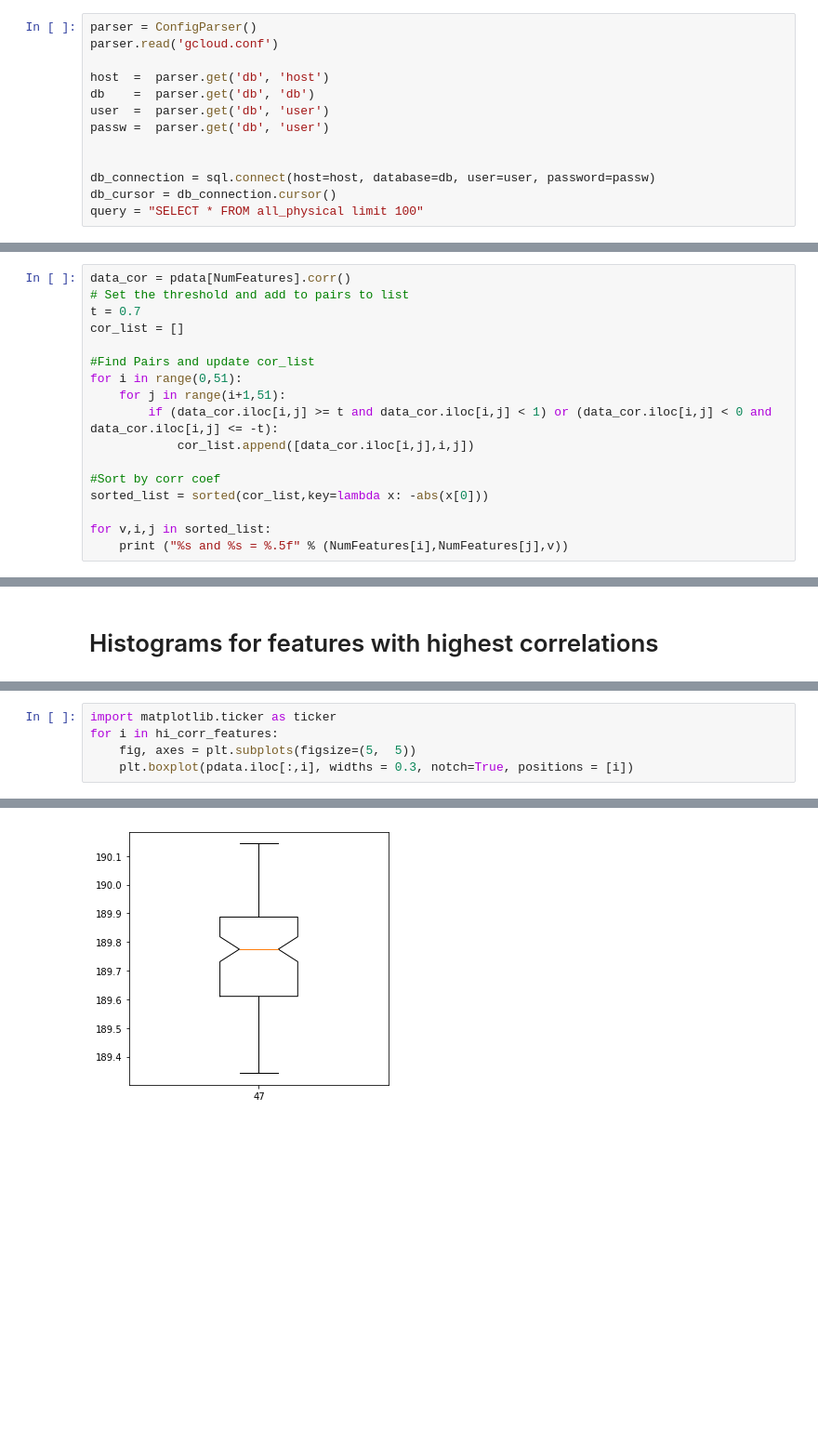
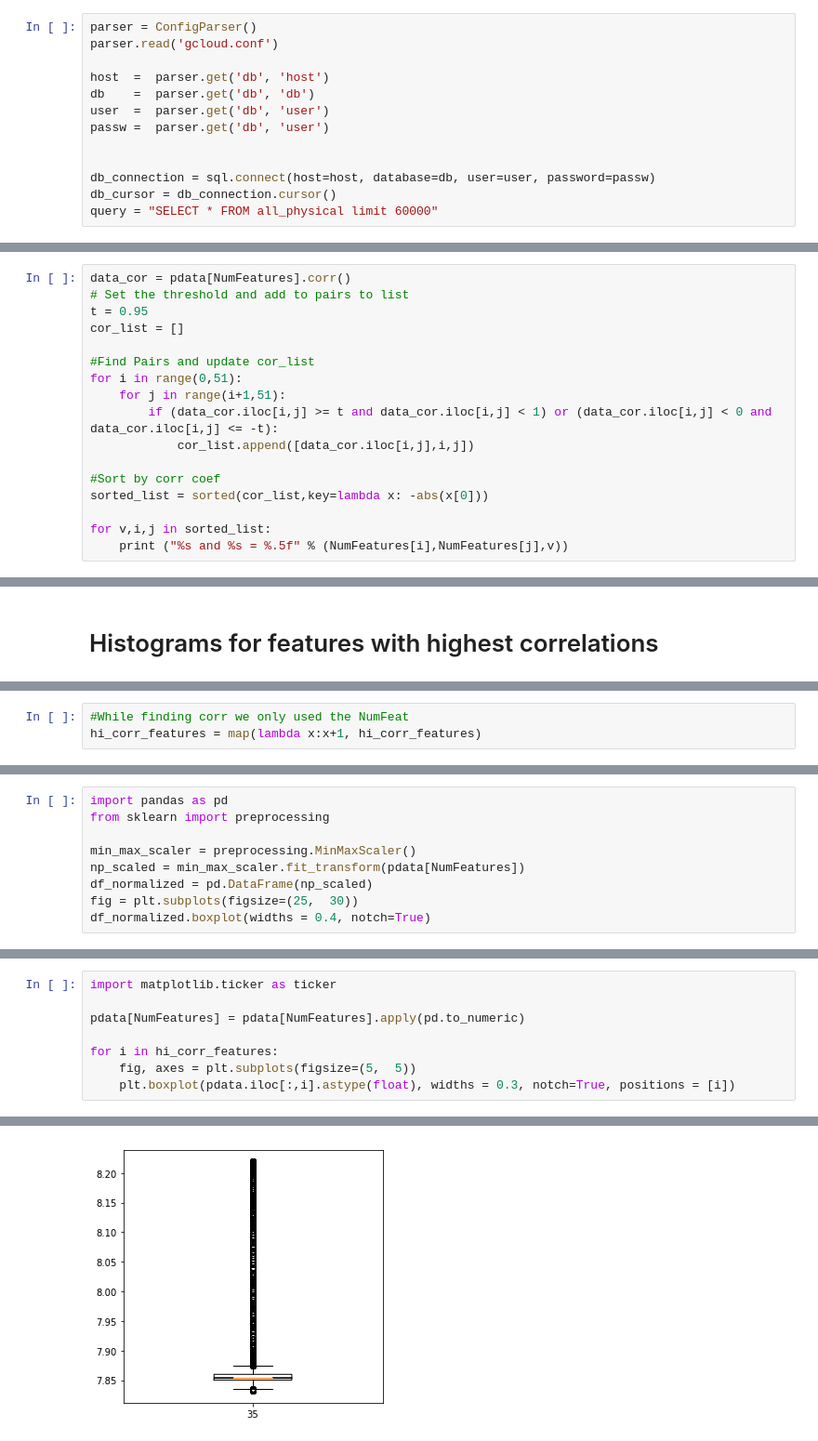
Before and after one commit to laure-delisle/SWaT, a Jupyter notebook: EDA/data_analysis.ipynb, the cells around one changed output, grey strips where cells are left out. Shown at 93% size. Drawn from its saved outputs; the diff is of its cells as text; blank space fills up the shorter version.

```diff
--- a/EDA/data_analysis.ipynb
+++ b/EDA/data_analysis.ipynb
@@ -14,6 +14,6 @@ passw =  parser.get('db', 'user')
 
 db_connection = sql.connect(host=host, database=db, user=user, password=passw)
 db_cursor = db_connection.cursor()
-query = "SELECT * FROM all_physical limit 100"
+query = "SELECT * FROM all_physical limit 60000"
 # %%
 pdata = pd.read_sql(query, db_connection)
@@ -128,7 +97,7 @@ plt.title("Histogram for Attacks")
 # %%
 data_cor = pdata[NumFeatures].corr()
 # Set the threshold and add to pairs to list
-t = 0.7
+t = 0.95
 cor_list = []
 
 #Find Pairs and update cor_list
@@ -181,0 +177,3 @@ array([[<matplotlib.axes._subplots.AxesSubplot object at 0x...>,
+# %%
+#While finding corr we only used the NumFeat
+hi_corr_features = map(lambda x:x+1, hi_corr_features)
@@ -181,0 +182,9 @@ array([[<matplotlib.axes._subplots.AxesSubplot object at 0x...>,
+# %%
+import pandas as pd
+from sklearn import preprocessing
+
+min_max_scaler = preprocessing.MinMaxScaler()
+np_scaled = min_max_scaler.fit_transform(pdata[NumFeatures])
+df_normalized = pd.DataFrame(np_scaled)
+fig = plt.subplots(figsize=(25,  30))
+df_normalized.boxplot(widths = 0.4, notch=True)
@@ -182,6 +194,9 @@ array([[<matplotlib.axes._subplots.AxesSubplot object at 0x...>,
 # %%
 import matplotlib.ticker as ticker
+
+pdata[NumFeatures] = pdata[NumFeatures].apply(pd.to_numeric)
+
 for i in hi_corr_features:
     fig, axes = plt.subplots(figsize=(5,  5))
-    plt.boxplot(pdata.iloc[:,i], widths = 0.3, notch=True, positions = [i])
+    plt.boxplot(pdata.iloc[:,i].astype(float), widths = 0.3, notch=True, positions = [i])
 # %% [output]
@@ -194 +208 @@ for i in hi_corr_features:
-[figure, old version]
+[figure, new version]
```
Also changed, not shown: parts of 14 cells of this notebook, 1 other file.
